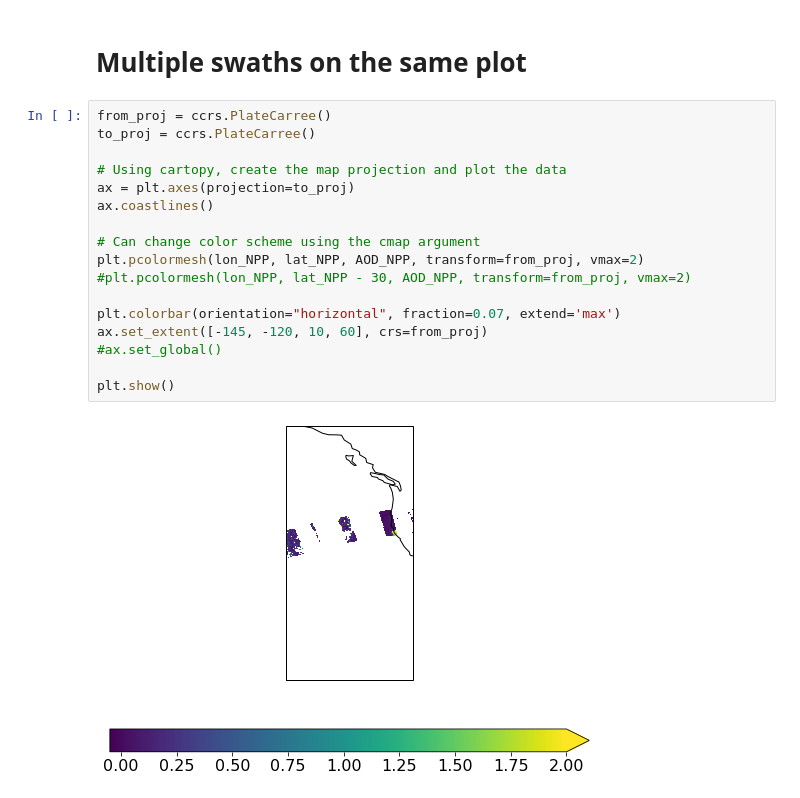
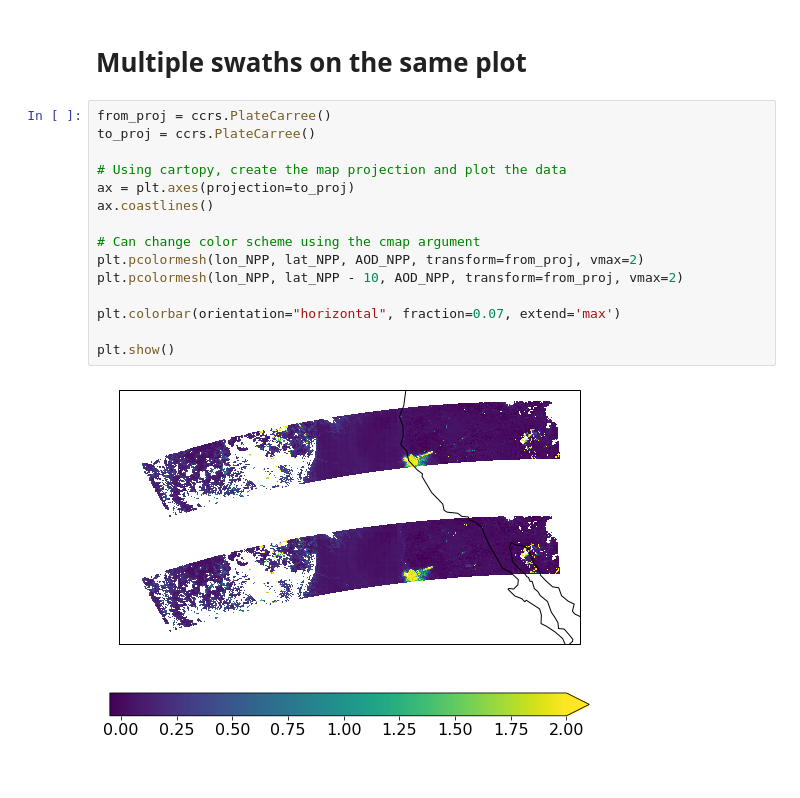
Before and after one commit to mhgcmcc/AGU-python-workshop-2019, a Jupyter notebook: answers-to-questions.ipynb, the cells around one changed output. Saved outputs shown, nothing was run; the diff lists cells and outputs as text.

```diff
--- a/answers-to-questions.ipynb
+++ b/answers-to-questions.ipynb
@@ -76,19 +76,17 @@ plt.show()
 # %%
 from_proj = ccrs.PlateCarree()
 to_proj = ccrs.PlateCarree()
 
 # Using cartopy, create the map projection and plot the data
 ax = plt.axes(projection=to_proj)
 ax.coastlines()
 
 # Can change color scheme using the cmap argument
 plt.pcolormesh(lon_NPP, lat_NPP, AOD_NPP, transform=from_proj, vmax=2)
-#plt.pcolormesh(lon_NPP, lat_NPP - 30, AOD_NPP, transform=from_proj, vmax=2)
+plt.pcolormesh(lon_NPP, lat_NPP - 10, AOD_NPP, transform=from_proj, vmax=2)
 
 plt.colorbar(orientation="horizontal", fraction=0.07, extend='max')
-ax.set_extent([-145, -120, 10, 60], crs=from_proj)
-#ax.set_global()
 
 plt.show()
 # %% [output]
-[figure, old version]
+[figure, new version]
```
